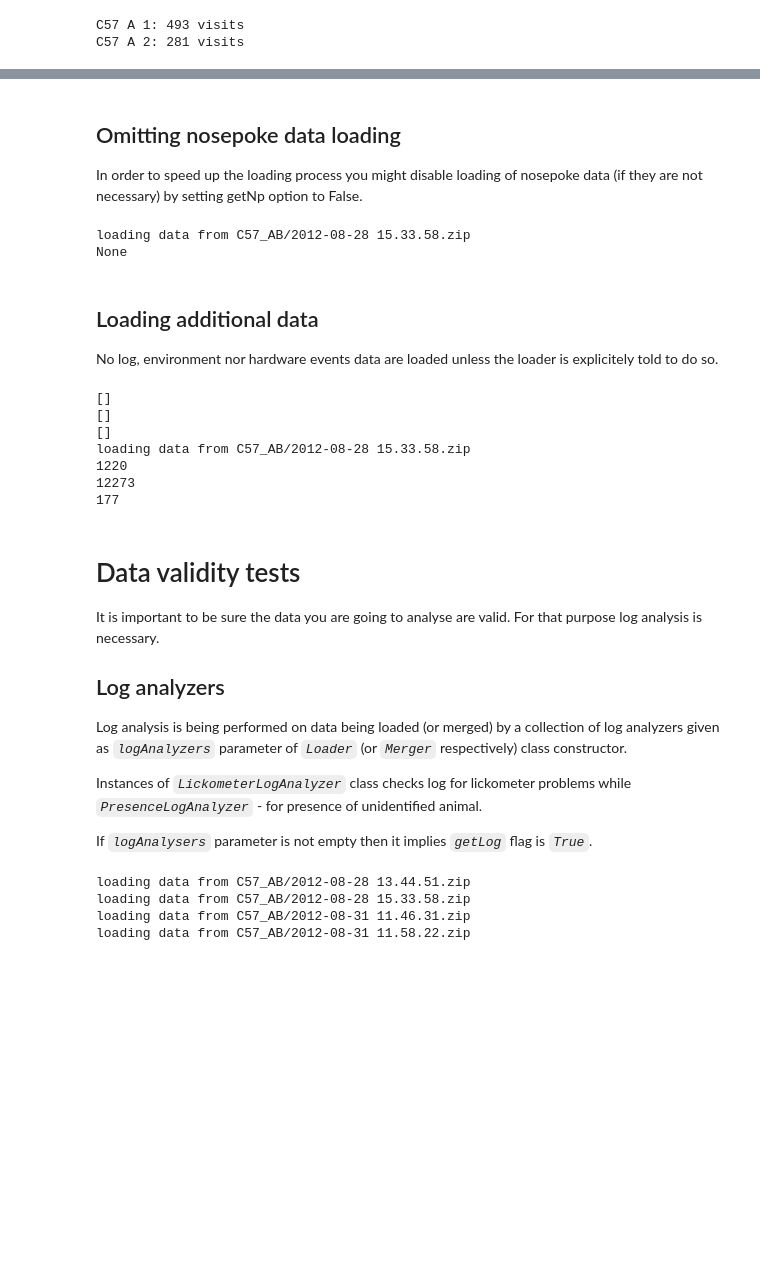
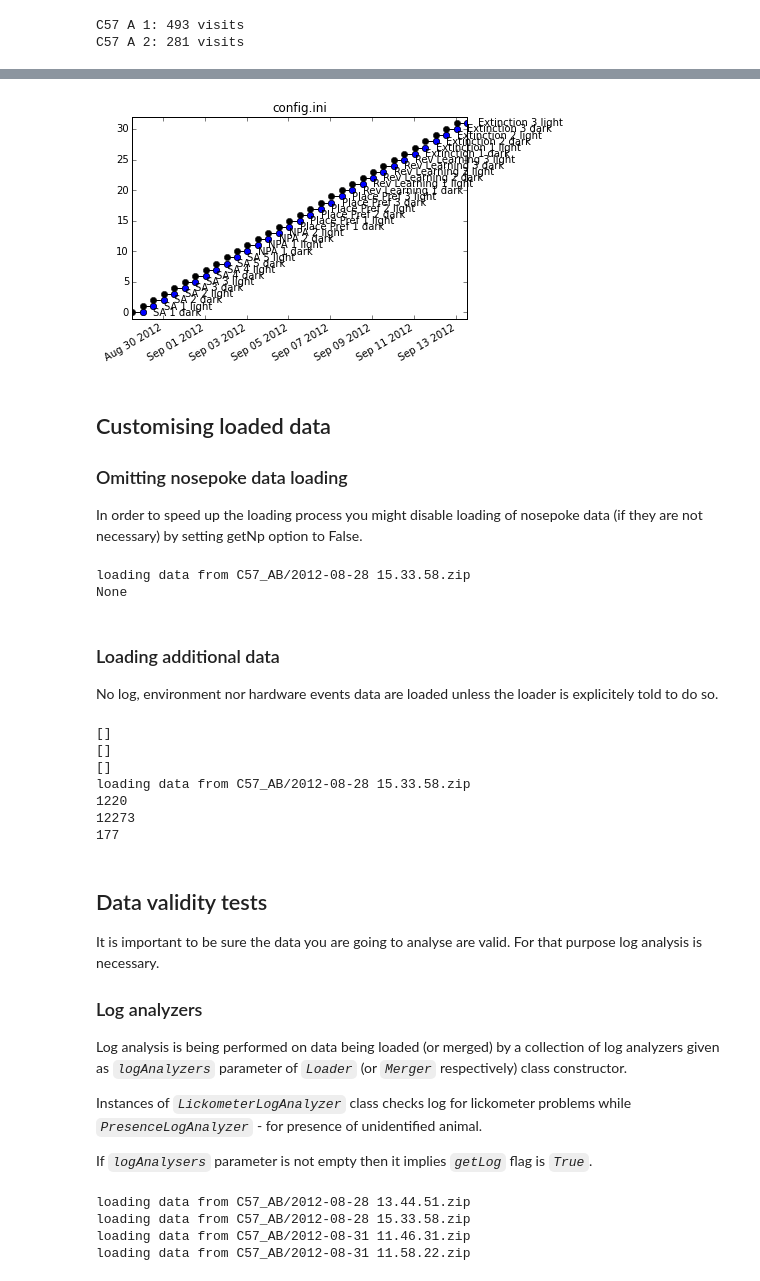
Before and after one commit to Neuroinflab/PyMICE, a Jupyter notebook: tutorial/Tutorial on advanced topics.ipynb, the cells around one changed output, grey strips where cells are left out. Saved outputs shown, nothing was run; the diff lists cells and outputs as text; code cells hidden in the pictures; blank space fills up the shorter version.

```diff
--- a/tutorial/Tutorial on advanced topics.ipynb
+++ b/tutorial/Tutorial on advanced topics.ipynb
@@ -61,0 +166,6 @@ print max(v.End for v in visits)
+# %%
+experimentTimeline = pm.ExperimentConfigFile('config.ini')
+
+for timePeriod in experimentTimeline.sections():
+    start, end = experimentTimeline.getTime(timePeriod)
+    print "%s:\t%s - %s" % (timePeriod, start, end)
@@ -62,5 +206,13 @@ print max(v.End for v in visits)
+# %%
+%matplotlib inline
+
+import pymice.debug as pmd
+_ = pmd.plotPhases(experimentTimeline)
+# %% [output]
+[figure, added]
 # %% [markdown]
-## Omitting nosepoke data loading
+## Customising loaded data
+### Omitting nosepoke data loading
 In order to speed up the loading process you might disable loading of nosepoke data (if they are not necessary) by setting getNp option to False.
 # %%
 ml = pm.Loader('C57_AB/2012-08-28 15.33.58.zip', getNp=False)
@@ -71,7 +223,7 @@ print visit.Nosepokes
 loading data from C57_AB/2012-08-28 15.33.58.zip
 None
 # %% [markdown]
-## Loading additional data
+### Loading additional data
 No log, environment nor hardware events data are loaded unless the loader is explicitely told to do so.
 # %%
 print ml.getLog()
@@ -90,11 +242,11 @@ loading data from C57_AB/2012-08-28 15.33.58.zip
 12273
 177
 # %% [markdown]
-# Data validity tests
+## Data validity tests
 
 It is important to be sure the data you are going to analyse are valid. For that purpose log analysis is necessary.
 
-## Log analyzers
+### Log analyzers
 Log analysis is being performed on data being loaded (or merged) by a collection of log analyzers given as _`logAnalyzers`_ parameter of _`Loader`_ (or _`Merger`_  respectively) class constructor.
 
 Instances of _`LickometerLogAnalyzer`_ class checks log for lickometer problems while _`PresenceLogAnalyzer`_ - for presence of unidentified animal.
```
Also changed, not shown: parts of 22 cells of this notebook, 2 other files.
